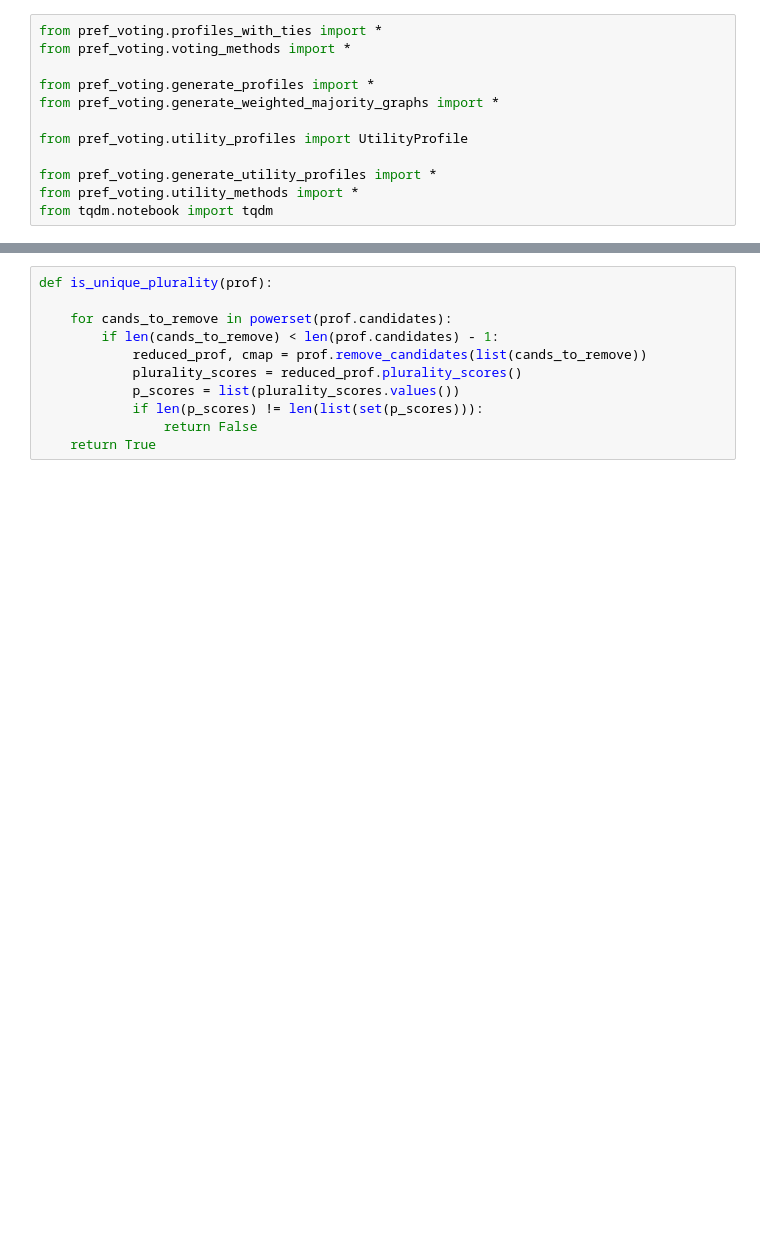
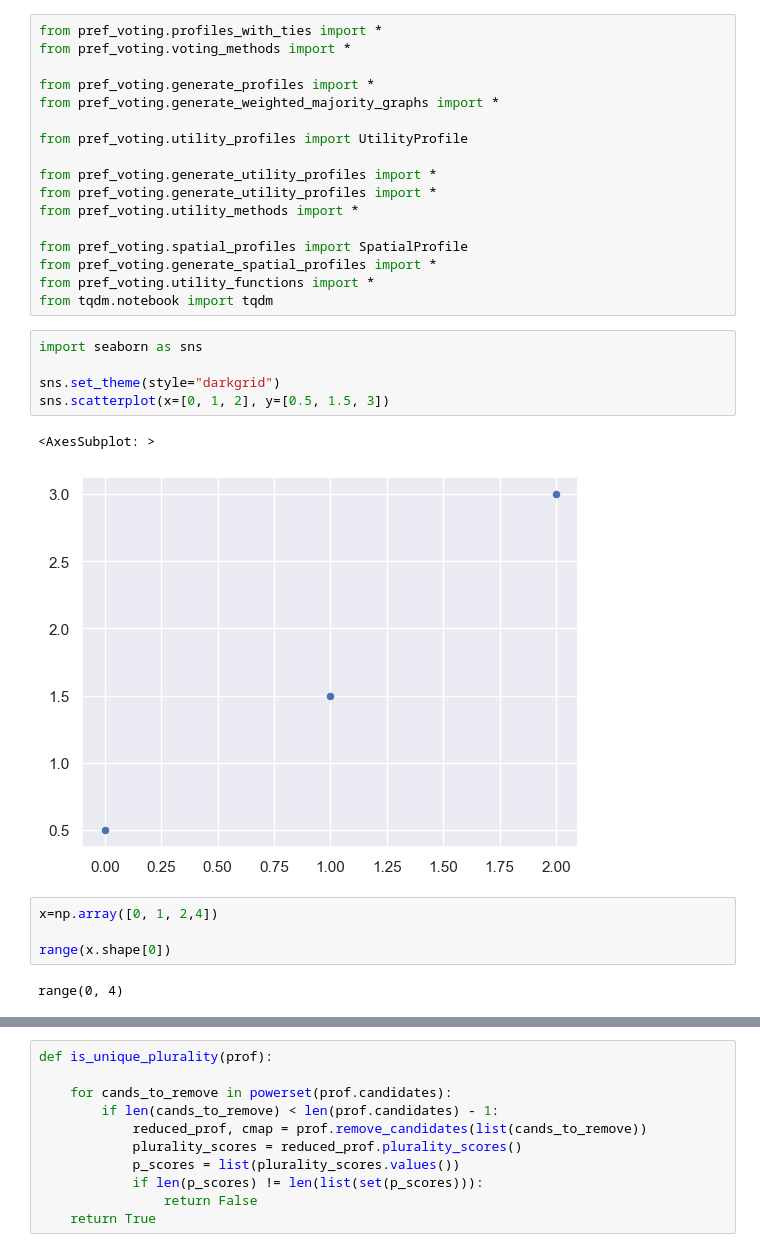
Before and after one commit to voting-tools/pref_voting, a Jupyter notebook: test.ipynb, the cells around one changed output, grey strips where cells are left out. Cells and saved outputs as stored; diff of their text form; blank space fills up the shorter version.

```diff
--- a/test.ipynb
+++ b/test.ipynb
@@ -8,5 +8,24 @@ from pref_voting.generate_weighted_majority_graphs import *
 from pref_voting.utility_profiles import UtilityProfile
 
 from pref_voting.generate_utility_profiles import *
+from pref_voting.generate_utility_profiles import *
 from pref_voting.utility_methods import *
+
+from pref_voting.spatial_profiles import SpatialProfile
+from pref_voting.generate_spatial_profiles import *
+from pref_voting.utility_functions import *
 from tqdm.notebook import tqdm
+# %%
+import seaborn as sns
+
+sns.set_theme(style="darkgrid")
+sns.scatterplot(x=[0, 1, 2], y=[0.5, 1.5, 3])
+# %% [output]
+<AxesSubplot: >
+[figure, added]
+# %%
+x=np.array([0, 1, 2,4])
+
+range(x.shape[0])
+# %% [output]
+range(0, 4)
```
Also changed, not shown: parts of 38 cells of this notebook, 12 other files.
